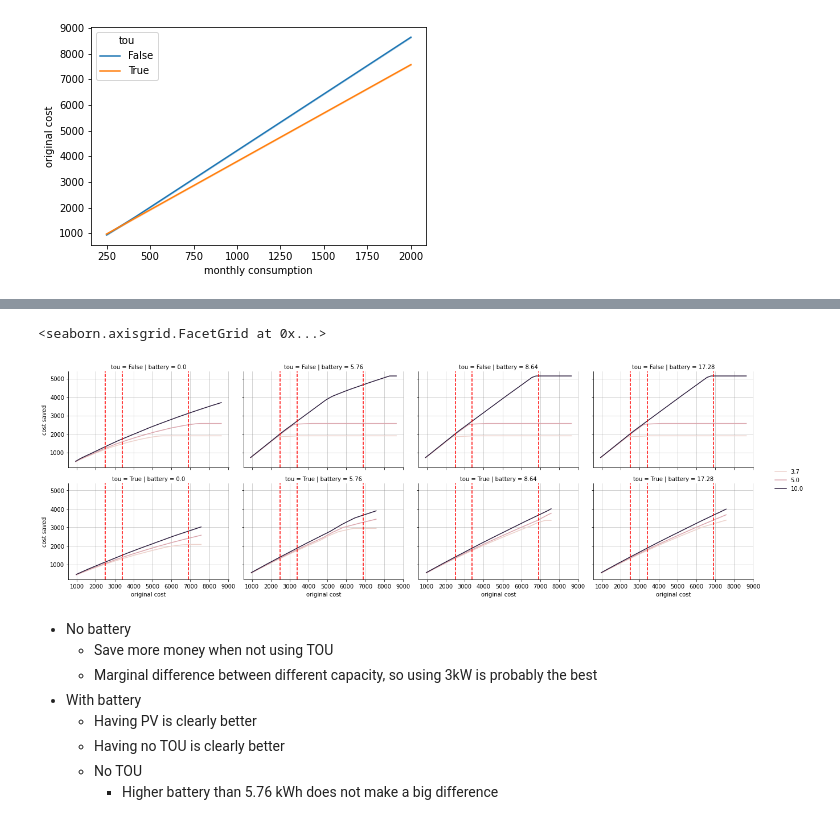
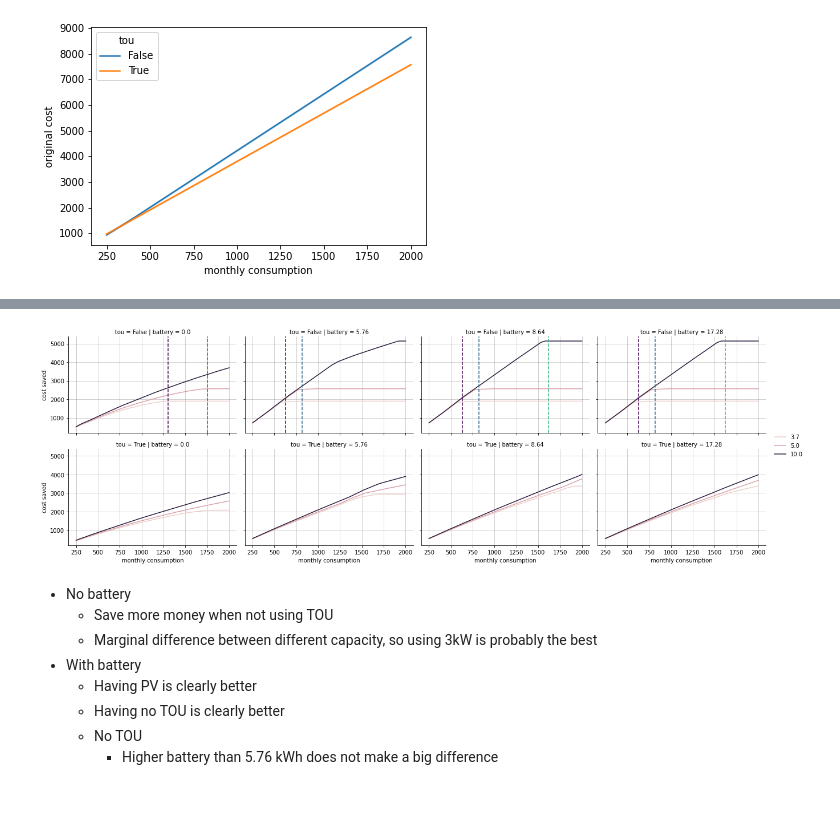
Before and after one commit to AndyBestIsBored/ThaiSolarROICalculation, a Jupyter notebook: analysis.ipynb, the cells around one changed output, grey strips where cells are left out. Drawn from its saved outputs; the diff is of its cells as text; code cells hidden in the pictures.

```diff
--- a/analysis.ipynb
+++ b/analysis.ipynb
@@ -15,16 +56,26 @@ TOU is generally better
 # %%
+colormap = plt.cm.viridis
+
 graph1 = sns.FacetGrid(data=system_df, row="tou", col="battery", aspect=1.5)
-graph1.map(sns.lineplot, "original cost", "cost saved", "capacity")
+graph1.map(sns.lineplot, "monthly consumption", "cost saved", "capacity")
 graph1.map(
     lambda *args, **kwargs: plt.grid(True, color="gray", alpha=0.5, linewidth=0.7)
 )
 graph1.add_legend()
-graph1.map(plt.axvline, x=2500, color="r", linestyle="--")
-graph1.map(plt.axvline, x=3400, color="r", linestyle="--")
-graph1.map(plt.axvline, x=6900, color="r", linestyle="--")
+
+for ax, (index, value) in zip(graph1.axes.flat, graph1.facet_data()):
+    if index[0] == 0 and index[1] >= 1:
+        ax.axvline(x=630, color=colormap(0/3), linestyle="--")
+    if index[0] == 0 and index[1] >= 1:
+        ax.axvline(x=820, color=colormap(1/3), linestyle="--")
+    if index[0] == 0 and index[1] >= 2:
+        ax.axvline(x=1620, color=colormap(2/3), linestyle="--")
+    if index[0] == 0 and index[1] == 0:
+        ax.axvline(x=1300, color=colormap(0/3), linestyle="--")
+        ax.axvline(x=1750, color=colormap(1/3), linestyle="--")
+print()
 # %% [output]
-<seaborn.axisgrid.FacetGrid at 0x...>
-[figure, old version]
+[figure, new version]
 # %% [markdown]
 - No battery
 	- Save more money when not using TOU
```
Also changed, not shown: parts of 12 cells of this notebook, 1 other file.
